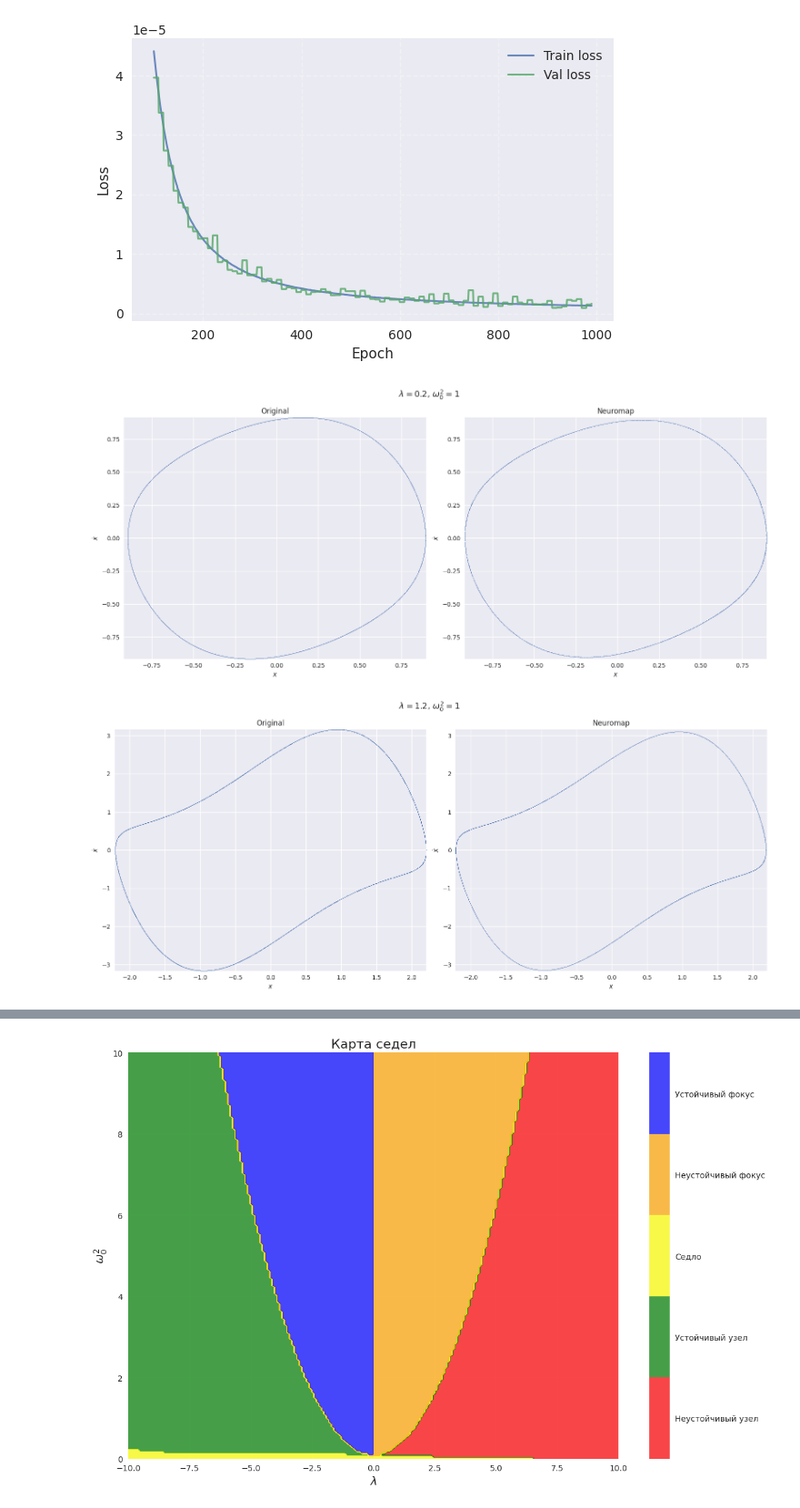
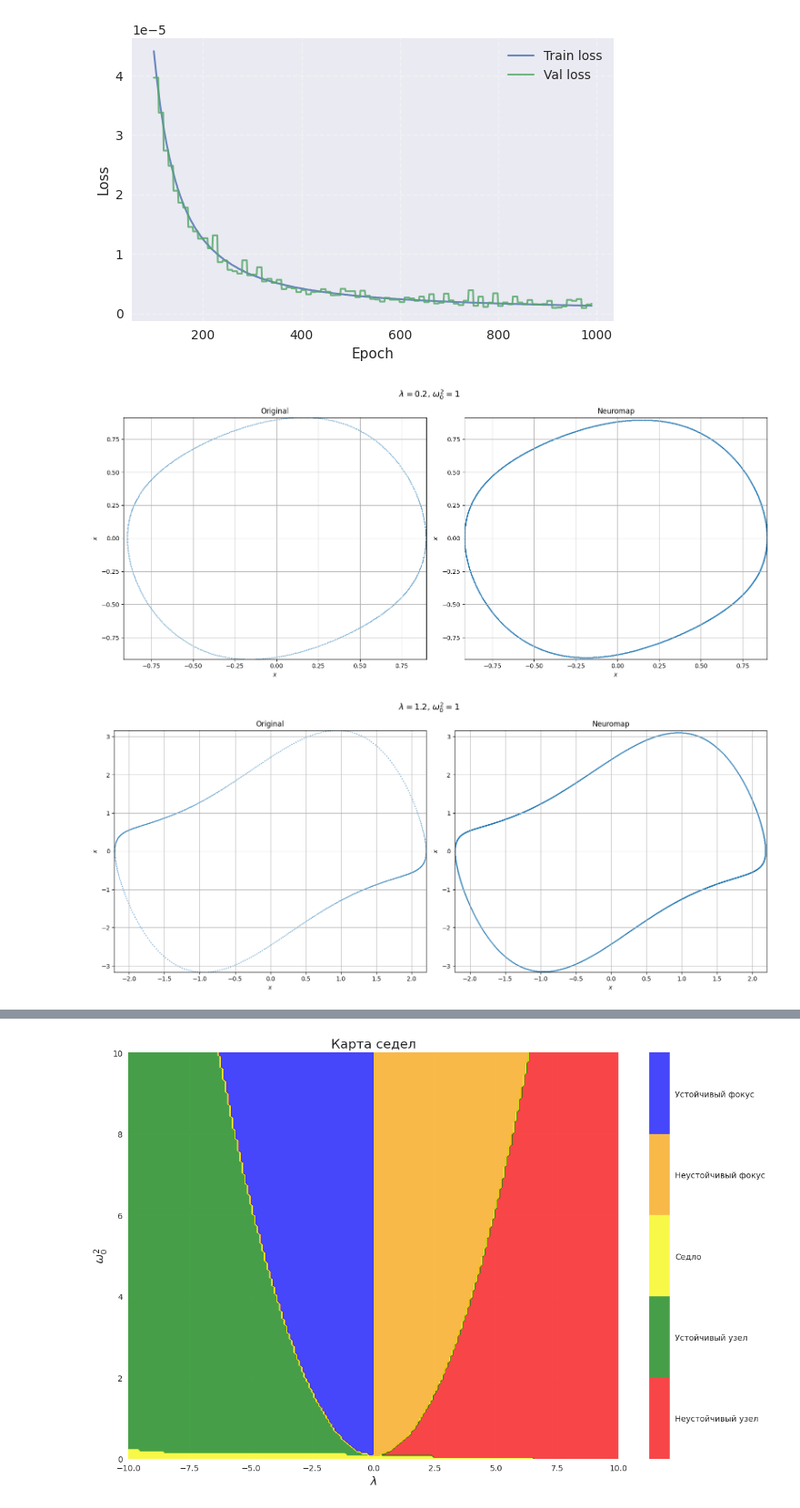
Before and after one commit to FFG99/neuromap_sync, a Jupyter notebook: experiments/single_vdp_nm_2/analysis.ipynb, the cells around one changed output, grey strips where cells are left out. Shown at 91% size. Saved outputs shown, nothing was run; the diff lists cells and outputs as text; code cells hidden in the pictures.

```diff
--- a/experiments/single_vdp_nm_2/analysis.ipynb
+++ b/experiments/single_vdp_nm_2/analysis.ipynb
@@ -41,31 +41,31 @@ plt.show()
 # %%
 from neuromaps import NeuroMapFixed
 from utils import plot_trajectory
-from systems.van_der_pol_rk4 import van_der_pol_rk4
+from systems.van_der_pol_rk4 import van_der_pol_rk4, van_der_pol_right_part
 from utils import get_attractor_trajectory, plot_trajectory
 from utils import plot_compare
 
 u0 = [0.5, 0.7]
 p = [0.2, 1]
 
 nm_traj = model.simulate(u0=u0, p=p, n_steps=10000)[2000:]
-ode_traj = get_attractor_trajectory(van_der_pol_rk4, u0, p, 0.01, 50, 50, lambda x: x[1])
+ode_traj = get_attractor_trajectory(van_der_pol_rk4, van_der_pol_right_part, u0, p, 0.01, 50, 50, lambda x, y: x[1], lambda x, y: [0, 1])
 
 caption = r'$\lambda=$' + str(p[0]) + r', $\omega_0^2=$' + str(p[1])
 plot_compare(ode_traj, nm_traj, caption=caption)
 # %% [output]
-[figure, old version]
+[figure, new version]
 # %%
 u0 = [0.5, 0.7]
 p = [1.2, 1]
 
 nm_traj = model.simulate(u0=u0, p=p, n_steps=10000)[2000:]
-ode_traj = get_attractor_trajectory(van_der_pol_rk4, u0, p, 0.01, 50, 50, lambda x: x[1])
+ode_traj = get_attractor_trajectory(van_der_pol_rk4, van_der_pol_right_part, u0, p, 0.01, 50, 50, lambda x, y: x[1], lambda x, y: [0, 1])
 
 caption = r'$\lambda=$' + str(p[0]) + r', $\omega_0^2=$' + str(p[1])
 plot_compare(ode_traj, nm_traj, caption=caption)
 # %% [output]
-[figure, old version]
+[figure, new version]
 # %%
 u0 = [0.5, 0.7]
 p = [10, 10]
```
Also changed, not shown: parts of 2 cells of this notebook, 5 other files.
